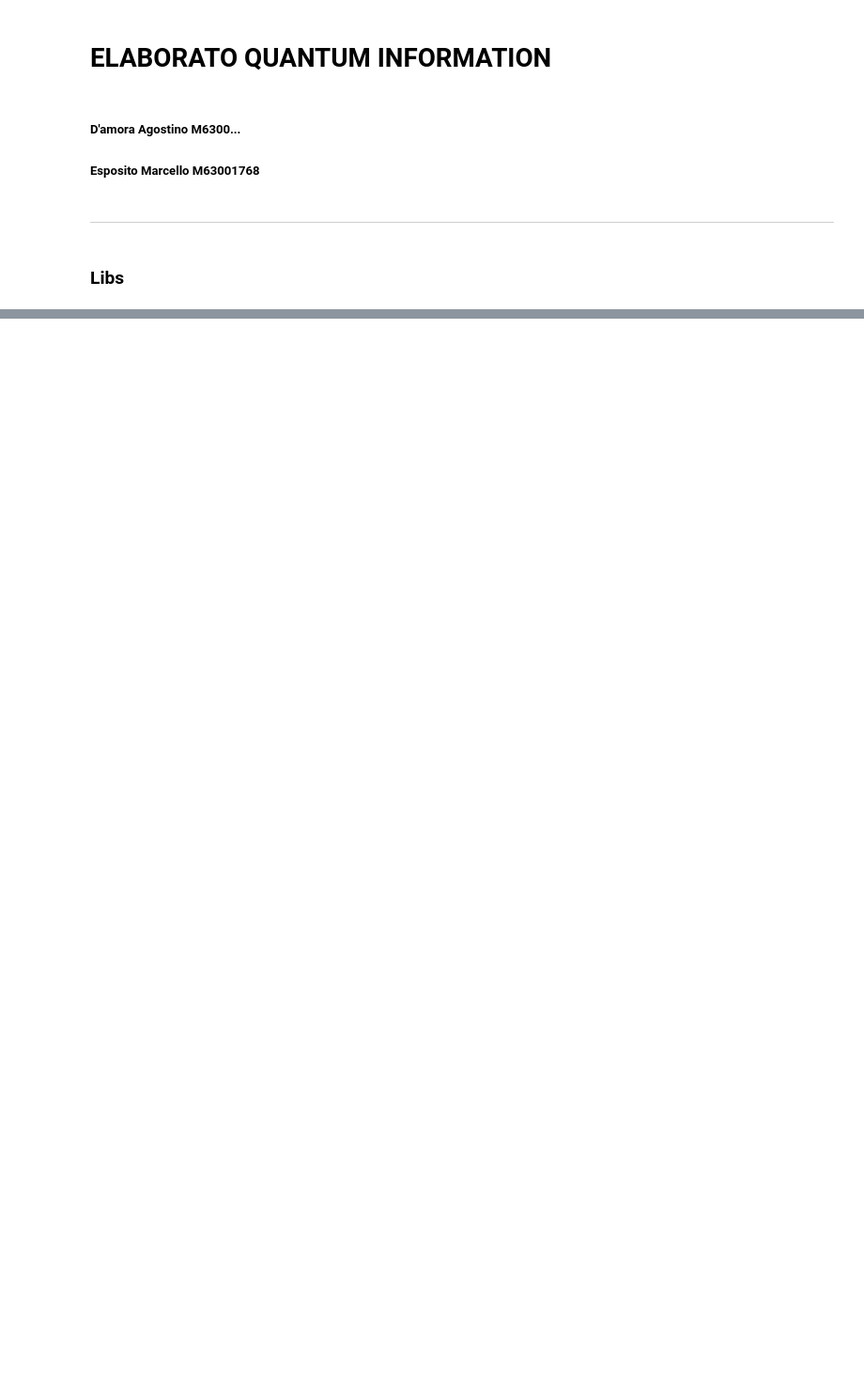
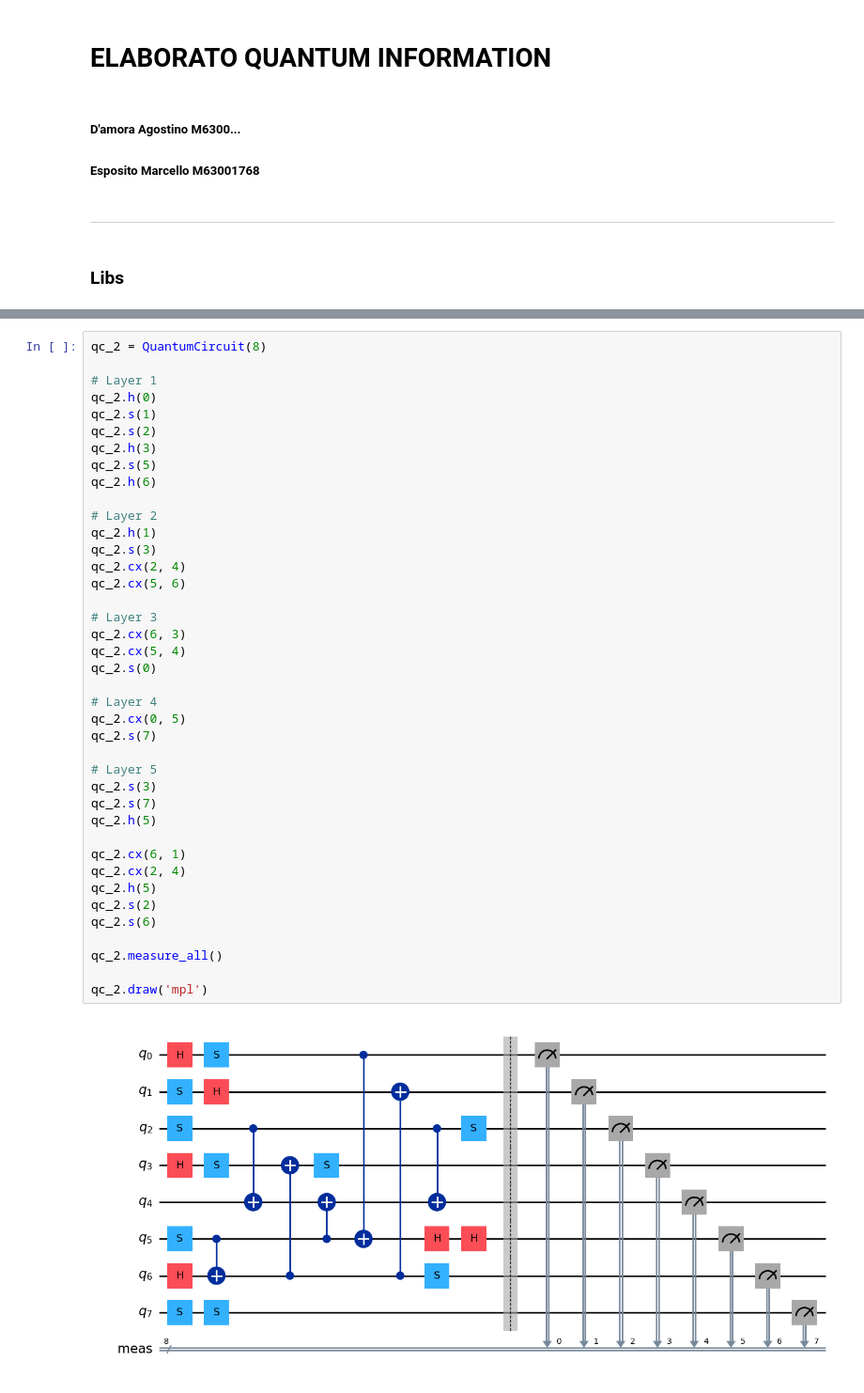
Before and after one commit to Moriarty2002/quantum-information, a Jupyter notebook: src/elaborato.ipynb, the cells around one changed output, grey strips where cells are left out. Shown at 94% size. Cells and saved outputs as stored; diff of their text form; blank space fills up the shorter version.

```diff
--- a/src/elaborato.ipynb
+++ b/src/elaborato.ipynb
@@ -24,0 +355,42 @@ from qiskit.quantum_info import partial_trace, Statevector, DensityMatrix, Opera
+# %%
+qc_2 = QuantumCircuit(8)
+
+# Layer 1
+qc_2.h(0)
+qc_2.s(1)
+qc_2.s(2)
+qc_2.h(3)
+qc_2.s(5)
+qc_2.h(6)
+
+# Layer 2
+qc_2.h(1)
+qc_2.s(3)
+qc_2.cx(2, 4)
+qc_2.cx(5, 6)
+
+# Layer 3
+qc_2.cx(6, 3)
+qc_2.cx(5, 4)
+qc_2.s(0)
+
+# Layer 4
+qc_2.cx(0, 5)
+qc_2.s(7)
+
+# Layer 5
+qc_2.s(3)
+qc_2.s(7)
+qc_2.h(5)
+
+qc_2.cx(6, 1)
+qc_2.cx(2, 4)
+qc_2.h(5)
+qc_2.s(2)
+qc_2.s(6)
+
+qc_2.measure_all()
+
+qc_2.draw('mpl')
+# %% [output]
+[figure, added]
```
Also changed, not shown: parts of 49 cells of this notebook, 2 other files.
